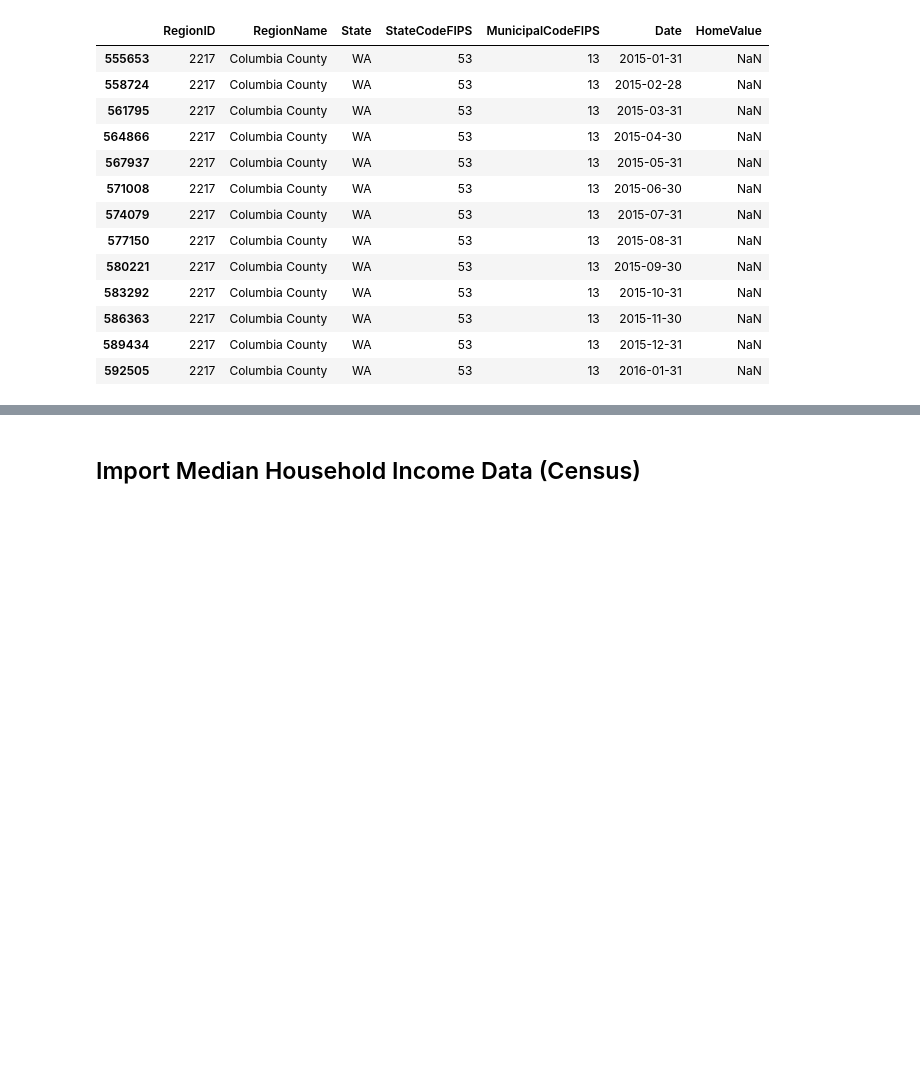
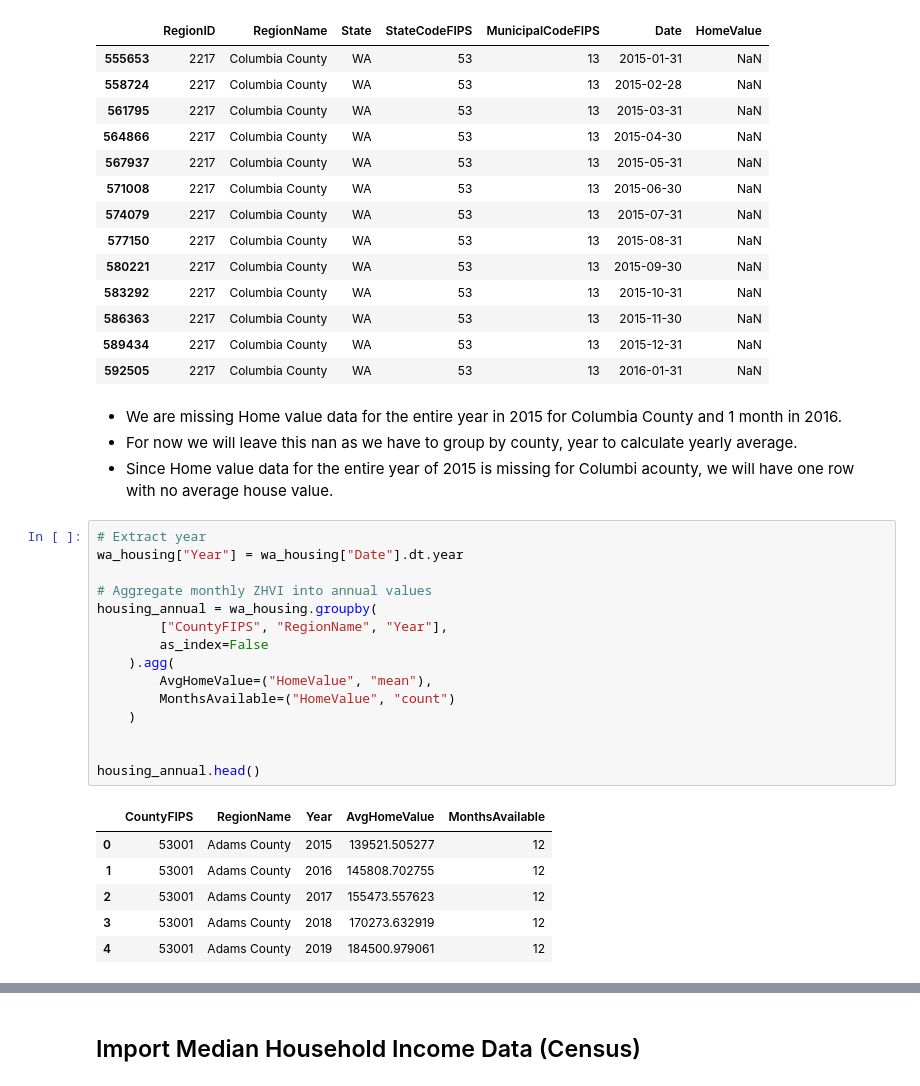
Before and after one commit to binay8/wa-housing, a Jupyter notebook: code/01_data_preparation.ipynb, the cells around one changed output, grey strips where cells are left out. Saved outputs shown, nothing was run; the diff lists cells and outputs as text; blank space fills up the shorter version.

Commit message:
Update data preparation, grouped housing data by year

```diff
--- a/code/01_data_preparation.ipynb
+++ b/code/01_data_preparation.ipynb
@@ -194,3 +194,29 @@ wa_housing[wa_housing["HomeValue"].isna()]
 | 586363 | 2217 | Columbia County | WA | 53 | 13 | 2015-11-30 | NaN |
 | 589434 | 2217 | Columbia County | WA | 53 | 13 | 2015-12-31 | NaN |
 | 592505 | 2217 | Columbia County | WA | 53 | 13 | 2016-01-31 | NaN |
+# %% [markdown]
+* We are missing Home value data for the entire year in 2015 for Columbia County and 1 month in 2016.
+* For now we will leave this nan as we have to group by county, year to calculate yearly average.
+* Since Home value data for the entire year of 2015 is missing for Columbi acounty, we will have one row with no average house value.
+# %%
+# Extract year
+wa_housing["Year"] = wa_housing["Date"].dt.year
+
+# Aggregate monthly ZHVI into annual values
+housing_annual = wa_housing.groupby(
+        ["CountyFIPS", "RegionName", "Year"],
+        as_index=False
+    ).agg(
+        AvgHomeValue=("HomeValue", "mean"),
+        MonthsAvailable=("HomeValue", "count")
+    )
+
+
+housing_annual.head()
+# %% [output]
+|  | CountyFIPS | RegionName | Year | AvgHomeValue | MonthsAvailable |
+| 0 | 53001 | Adams County | 2015 | 139521.505277 | 12 |
+| 1 | 53001 | Adams County | 2016 | 145808.702755 | 12 |
+| 2 | 53001 | Adams County | 2017 | 155473.557623 | 12 |
+| 3 | 53001 | Adams County | 2018 | 170273.632919 | 12 |
+| 4 | 53001 | Adams County | 2019 | 184500.979061 | 12 |
```
Also changed, not shown: parts of 1 cell of this notebook.
